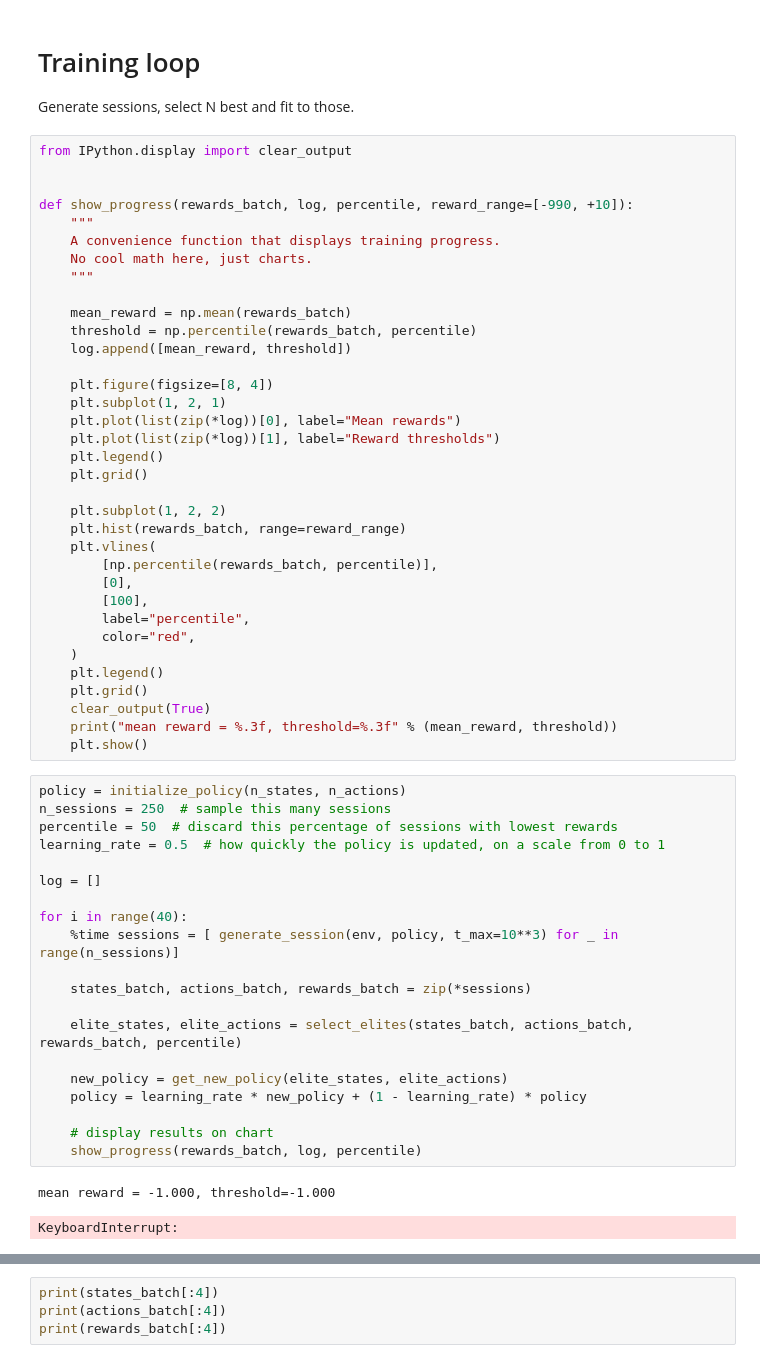
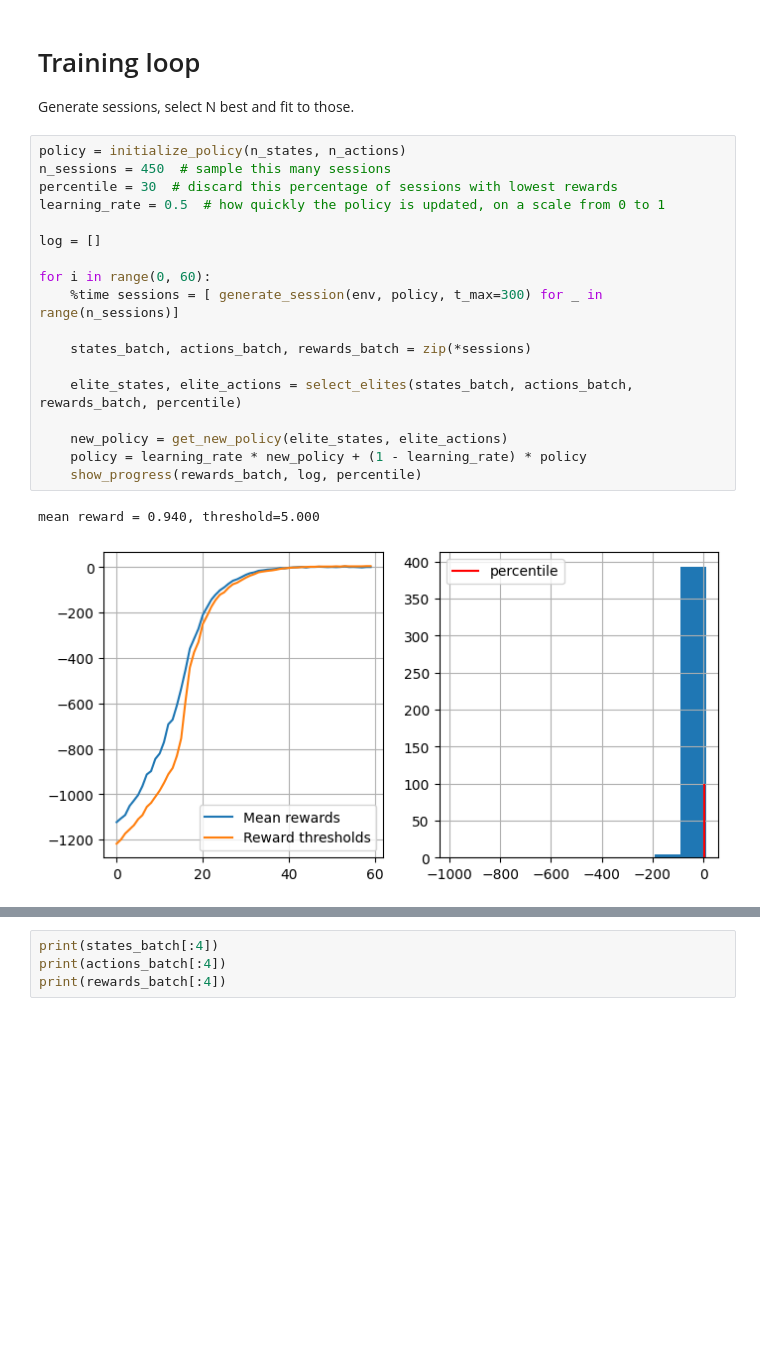
Before and after one commit to GorbatovNik/Practical_RL, a Jupyter notebook: week01_intro/crossentropy_method.ipynb, the cells around one changed output, grey strips where cells are left out. Saved outputs shown, nothing was run; the diff lists cells and outputs as text; blank space fills up the shorter version.

```diff
--- a/week01_intro/crossentropy_method.ipynb
+++ b/week01_intro/crossentropy_method.ipynb
@@ -292,61 +274,24 @@ Ok!
 # %% [markdown]
 # Training loop
 Generate sessions, select N best and fit to those.
-# %%
-from IPython.display import clear_output
-
-
-def show_progress(rewards_batch, log, percentile, reward_range=[-990, +10]):
-    """
-    A convenience function that displays training progress.
-    No cool math here, just charts.
-    """
-
-    mean_reward = np.mean(rewards_batch)
-    threshold = np.percentile(rewards_batch, percentile)
-    log.append([mean_reward, threshold])
-
-    plt.figure(figsize=[8, 4])
-    plt.subplot(1, 2, 1)
-    plt.plot(list(zip(*log))[0], label="Mean rewards")
-    plt.plot(list(zip(*log))[1], label="Reward thresholds")
-    plt.legend()
-    plt.grid()
-
-    plt.subplot(1, 2, 2)
-    plt.hist(rewards_batch, range=reward_range)
-    plt.vlines(
-        [np.percentile(rewards_batch, percentile)],
-        [0],
-        [100],
-        label="percentile",
-        color="red",
-    )
-    plt.legend()
-    plt.grid()
-    clear_output(True)
-    print("mean reward = %.3f, threshold=%.3f" % (mean_reward, threshold))
-    plt.show()
 # %%
 policy = initialize_policy(n_states, n_actions)
-n_sessions = 250  # sample this many sessions
-percentile = 50  # discard this percentage of sessions with lowest rewards
+n_sessions = 450  # sample this many sessions
+percentile = 30  # discard this percentage of sessions with lowest rewards
 learning_rate = 0.5  # how quickly the policy is updated, on a scale from 0 to 1
 
 log = []
 
-for i in range(40):
-    %time sessions = [ generate_session(env, policy, t_max=10**3) for _ in range(n_sessions)]
+for i in range(0, 60):
+    %time sessions = [ generate_session(env, policy, t_max=300) for _ in range(n_sessions)]
 
     states_batch, actions_batch, rewards_batch = zip(*sessions)
 
     elite_states, elite_actions = select_elites(states_batch, actions_batch, rewards_batch, percentile)
 
     new_policy = get_new_policy(elite_states, elite_actions)
     policy = learning_rate * new_policy + (1 - learning_rate) * policy
-
-    # display results on chart
     show_progress(rewards_batch, log, percentile)
 # %% [output]
-mean reward = -1.000, threshold=-1.000
+mean reward = 0.940, threshold=5.000
-KeyboardInterrupt:
+[figure, added]
```
Also changed, not shown: parts of 26 cells of this notebook.
